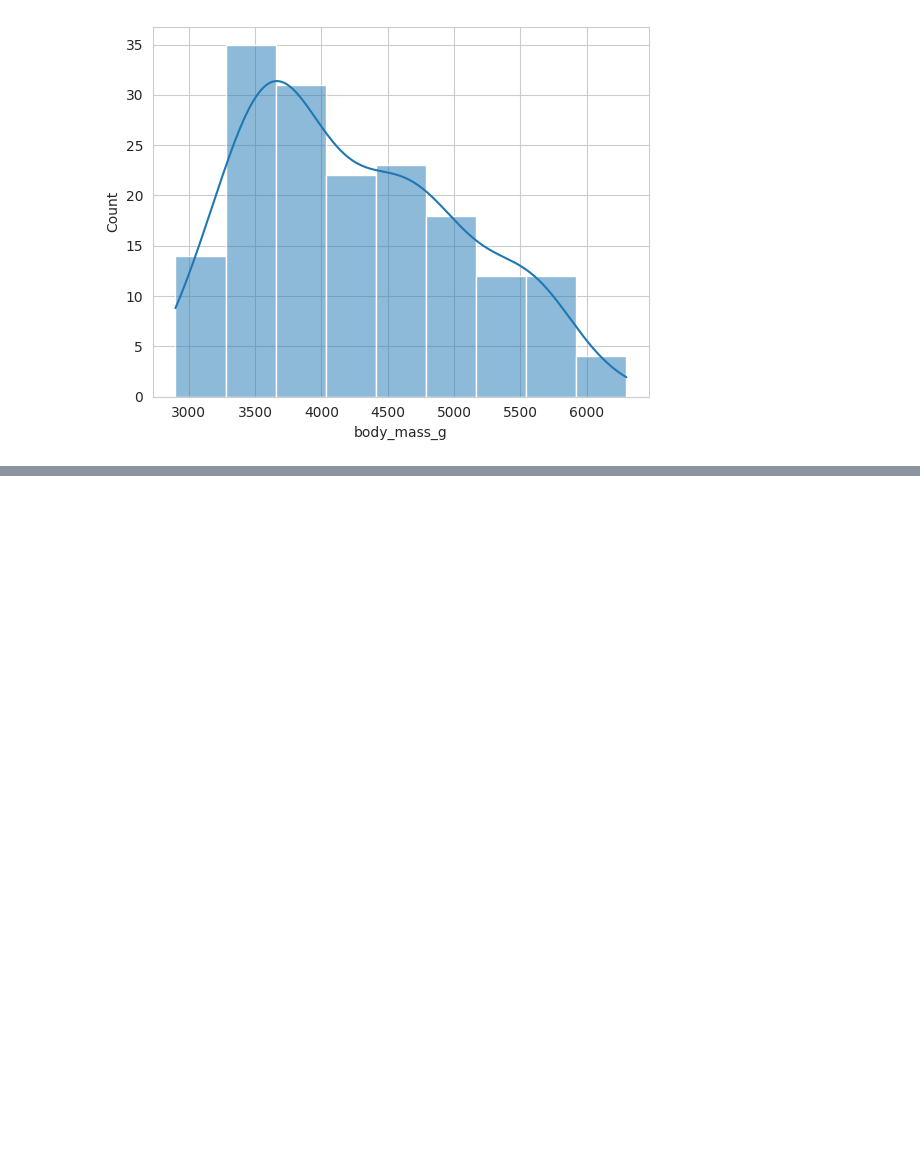
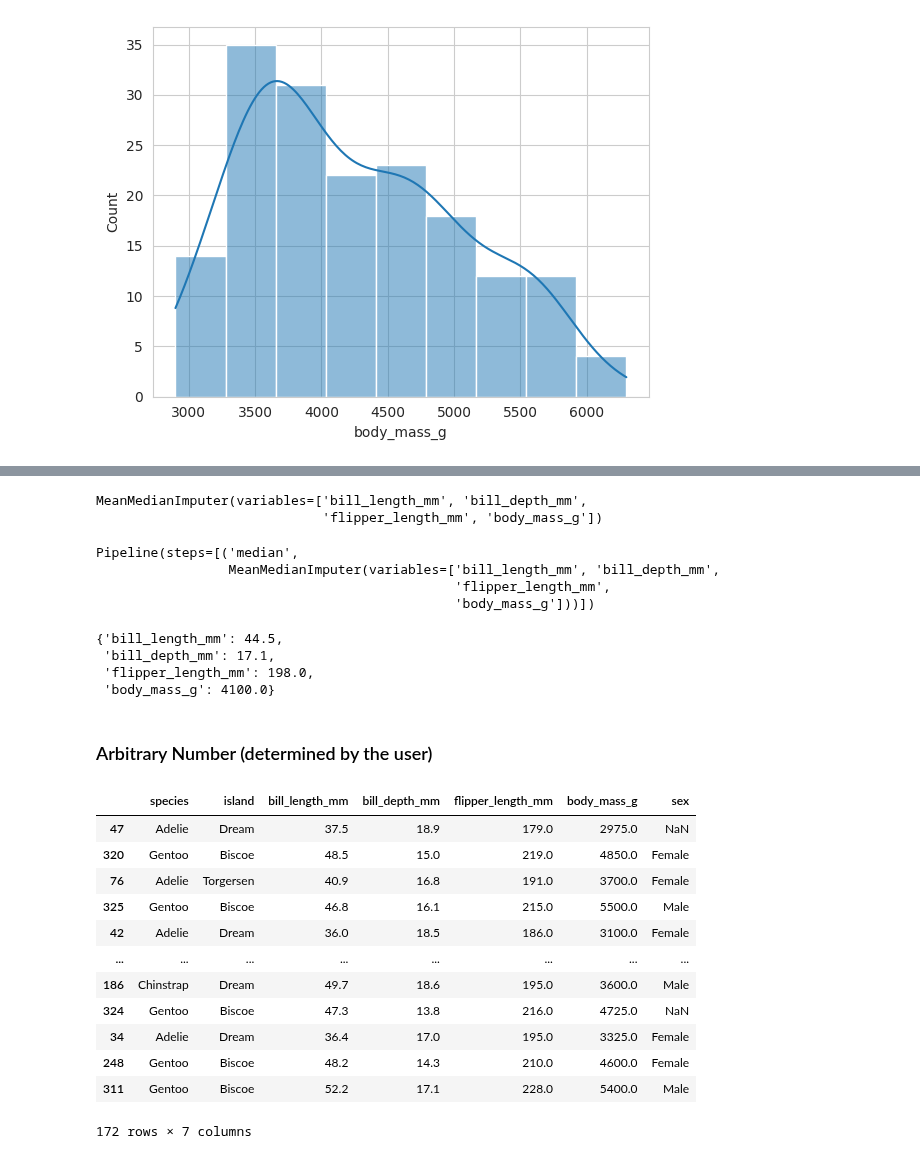
Before and after one commit to Danpr1984/Calculator-, a Jupyter notebook: feature_engine.ipynb, the cells around one changed output, grey strips where cells are left out. Cells and saved outputs as stored; diff of their text form; code cells hidden in the pictures; blank space fills up the shorter version.

Commit message:
added arbitrary imputation tests

```diff
--- a/feature_engine.ipynb
+++ b/feature_engine.ipynb
@@ -92,0 +125,4 @@ for col in ['bill_length_mm', 'bill_depth_mm', 'flipper_length_mm', 'body_mass_g
+# %%
+df = sns.load_dataset('penguins')
+df = df.sample(frac=0.5, random_state=5)
+df.head()
@@ -92,0 +136,7 @@ for col in ['bill_length_mm', 'bill_depth_mm', 'flipper_length_mm', 'body_mass_g
+# %%
+pipeline = Pipeline([
+    ('median', MeanMedianImputer(imputation_method='median',
+                                 variables=['bill_length_mm', 'bill_depth_mm',
+                                       'flipper_length_mm', 'body_mass_g']) )
+])
+pipeline
@@ -92,0 +148,2 @@ for col in ['bill_length_mm', 'bill_depth_mm', 'flipper_length_mm', 'body_mass_g
+# %%
+pipeline.fit(df)
@@ -92,0 +155,2 @@ for col in ['bill_length_mm', 'bill_depth_mm', 'flipper_length_mm', 'body_mass_g
+# %%
+df = pipeline.transform(df)
@@ -92,0 +168,21 @@ for col in ['bill_length_mm', 'bill_depth_mm', 'flipper_length_mm', 'body_mass_g
+# %%
+pipeline['median']
+# %% [output]
+MeanMedianImputer(variables=['bill_length_mm', 'bill_depth_mm',
+                             'flipper_length_mm', 'body_mass_g'])
+# %%
+pipeline
+# %% [output]
+Pipeline(steps=[('median',
+                 MeanMedianImputer(variables=['bill_length_mm', 'bill_depth_mm',
+                                              'flipper_length_mm',
+                                              'body_mass_g']))])
+# %%
+pipeline['median'].imputer_dict_
+# %% [output]
+{'bill_length_mm': 44.5,
+ 'bill_depth_mm': 17.1,
+ 'flipper_length_mm': 198.0,
+ 'body_mass_g': 4100.0}
+# %% [markdown]
+### Arbitrary Number (determined by the user)
@@ -92,0 +191,16 @@ for col in ['bill_length_mm', 'bill_depth_mm', 'flipper_length_mm', 'body_mass_g
+# %%
+df
+# %% [output]
+|  | species | island | bill_length_mm | bill_depth_mm | flipper_length_mm | body_mass_g | sex |
+| 47 | Adelie | Dream | 37.5 | 18.9 | 179.0 | 2975.0 | NaN |
+| 320 | Gentoo | Biscoe | 48.5 | 15.0 | 219.0 | 4850.0 | Female |
+| 76 | Adelie | Torgersen | 40.9 | 16.8 | 191.0 | 3700.0 | Female |
+| 325 | Gentoo | Biscoe | 46.8 | 16.1 | 215.0 | 5500.0 | Male |
+| 42 | Adelie | Dream | 36.0 | 18.5 | 186.0 | 3100.0 | Female |
+| ... | ... | ... | ... | ... | ... | ... | ... |
+| 186 | Chinstrap | Dream | 49.7 | 18.6 | 195.0 | 3600.0 | Male |
+| 324 | Gentoo | Biscoe | 47.3 | 13.8 | 216.0 | 4725.0 | NaN |
+| 34 | Adelie | Dream | 36.4 | 17.0 | 195.0 | 3325.0 | Female |
+| 248 | Gentoo | Biscoe | 48.2 | 14.3 | 210.0 | 4600.0 | Female |
+| 311 | Gentoo | Biscoe | 52.2 | 17.1 | 228.0 | 5400.0 | Male |
+172 rows × 7 columns
```
Also changed, not shown: parts of 20 cells of this notebook.
